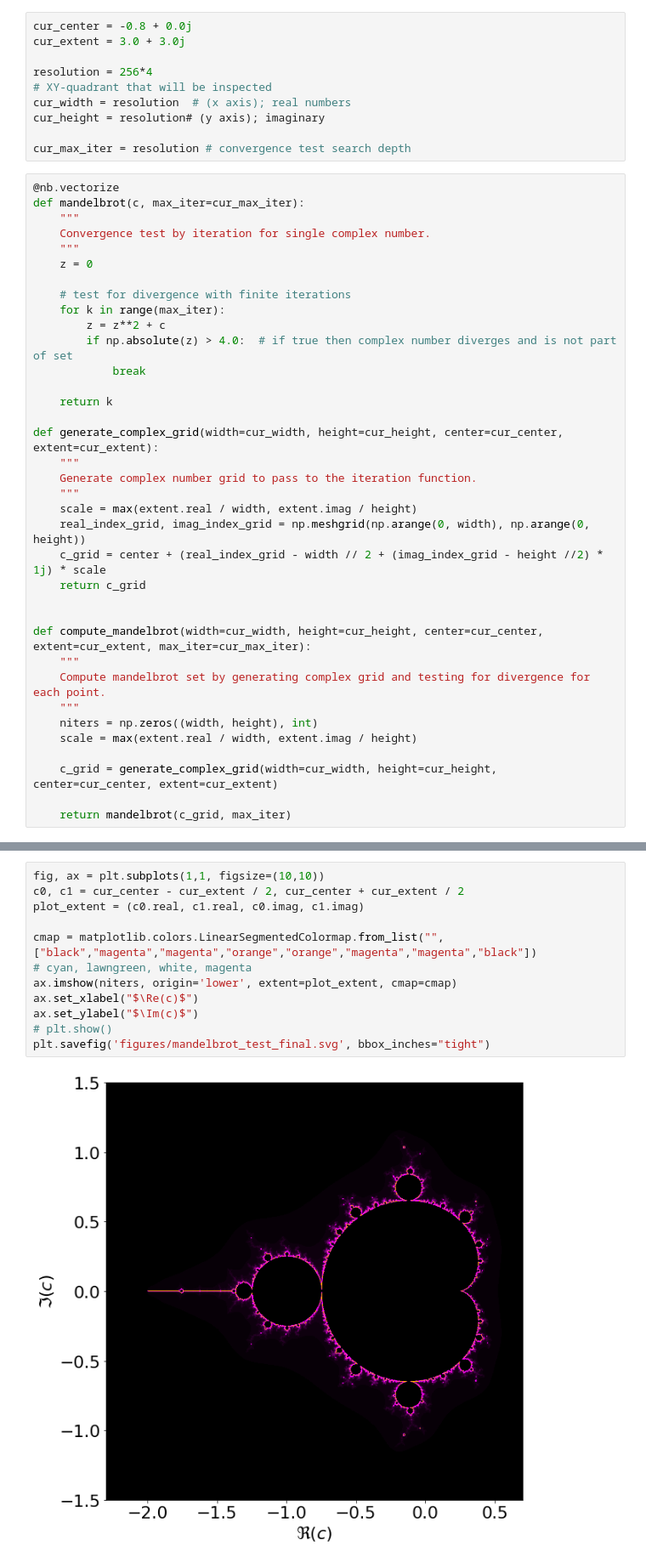
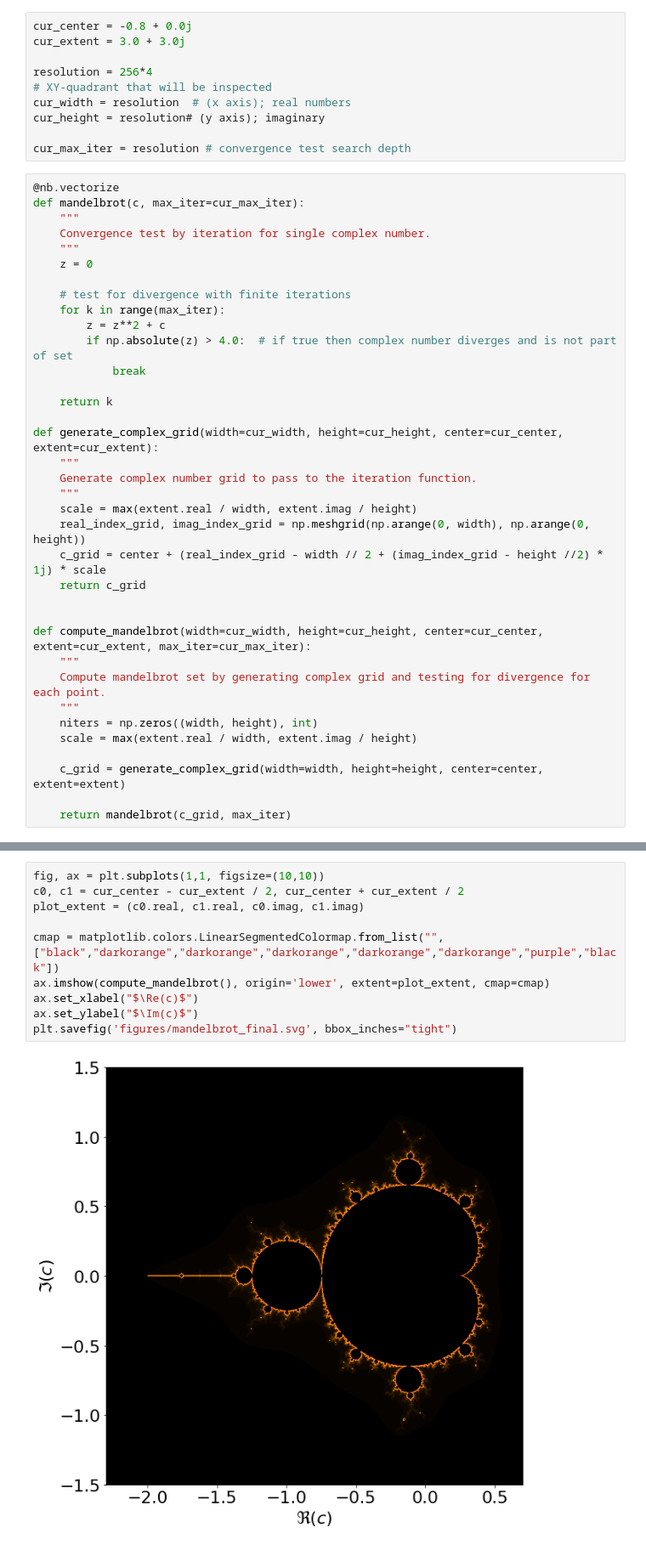
Before and after one commit to PaulHosek/Stochastic_simulation, a Jupyter notebook: fast_mandelbrot.ipynb, the cells around one changed output, grey strips where cells are left out. Shown at 85% size. Drawn from its saved outputs; the diff is of its cells as text.

```diff
--- a/fast_mandelbrot.ipynb
+++ b/fast_mandelbrot.ipynb
@@ -55,6 +55,6 @@ def compute_mandelbrot(width=cur_width, height=cur_height, center=cur_center, ex
     niters = np.zeros((width, height), int)
     scale = max(extent.real / width, extent.imag / height)
 
-    c_grid = generate_complex_grid(width=cur_width, height=cur_height, center=cur_center, extent=cur_extent)
+    c_grid = generate_complex_grid(width=width, height=height, center=center, extent=extent)
 
     return mandelbrot(c_grid, max_iter)
@@ -63,17 +61,15 @@ niters = compute_mandelbrot() # 17 ms
 # %%
 fig, ax = plt.subplots(1,1, figsize=(10,10))
 c0, c1 = cur_center - cur_extent / 2, cur_center + cur_extent / 2
 plot_extent = (c0.real, c1.real, c0.imag, c1.imag)
 
-cmap = matplotlib.colors.LinearSegmentedColormap.from_list("", ["black","magenta","magenta","orange","orange","magenta","magenta","black"])
-# cyan, lawngreen, white, magenta
-ax.imshow(niters, origin='lower', extent=plot_extent, cmap=cmap)
+cmap = matplotlib.colors.LinearSegmentedColormap.from_list("", ["black","darkorange","darkorange","darkorange","darkorange","darkorange","purple","black"])
+ax.imshow(compute_mandelbrot(), origin='lower', extent=plot_extent, cmap=cmap)
 ax.set_xlabel("$\Re(c)$")
 ax.set_ylabel("$\Im(c)$")
-# plt.show()
-plt.savefig('figures/mandelbrot_test_final.svg', bbox_inches="tight")
+plt.savefig('figures/mandelbrot_final.svg', bbox_inches="tight")
 # %% [output]
-[figure, old version]
+[figure, new version]
 # %%
 
 
```
Also changed, not shown: parts of 3 cells of this notebook, 8 other files.
